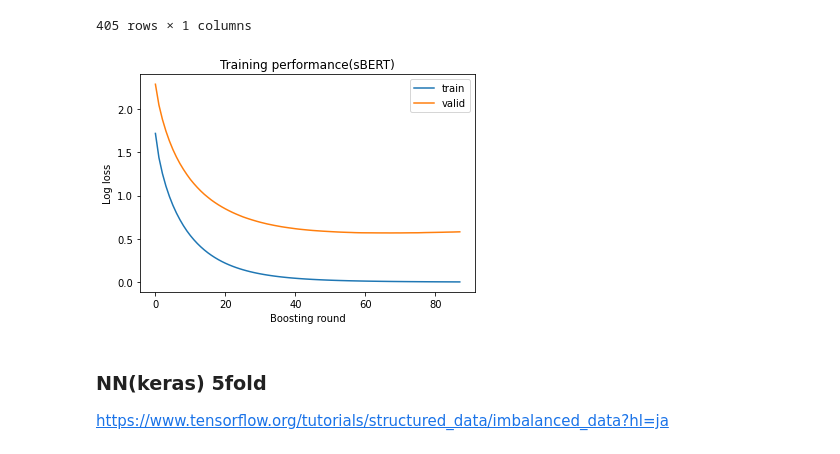
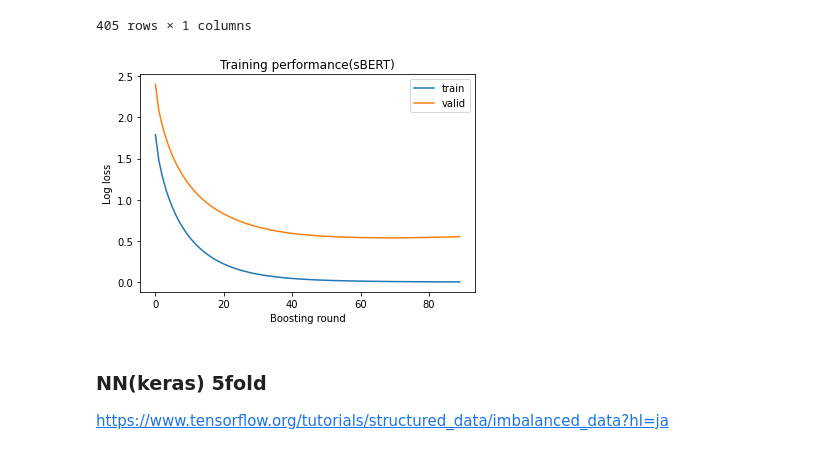
Before and after one commit to mecab-g/MRI, a Jupyter notebook: プロトコール予測/3.2recomendation_comp.ipynb, the cells around one changed output. Cells and saved outputs as stored; diff of their text form; code cells hidden in the pictures.

```diff
--- a/プロトコール予測/3.2recomendation_comp.ipynb
+++ b/プロトコール予測/3.2recomendation_comp.ipynb
@@ -179,7 +171,7 @@ train_results = [] #学習の経過を保存する箱のまとめ
 row_no_list = list(range(len(y_train)))
 
 # KFoldクラスをインスタンス化（これを使って5分割する）
-K_fold = StratifiedKFold(n_splits=5, shuffle=True,  random_state=0)
+K_fold = StratifiedKFold(n_splits=4, shuffle=True,  random_state=0)
 
 categorical_features = {*sorted(['pos_lbl', 'sec_lbl'])}
 # %%
@@ -274,18 +261,18 @@ Is[1]
 405 rows × 1 columns
 # %%
 # 学習過程の可視化
-plt.plot(train_results[3]['train']['multi_logloss'], label='train')
-plt.plot(train_results[3]['valid']['multi_logloss'], label='valid')
+plt.plot(train_results[0]['train']['multi_logloss'], label='train')
+plt.plot(train_results[0]['valid']['multi_logloss'], label='valid')
 plt.ylabel('Log loss')
 plt.xlabel('Boosting round')
 plt.title('Training performance(sBERT)')
 plt.legend()
 plt.show()
 
 #https://potesara-tips.com/lightgbm-holdout/
 #https://potesara-tips.com/lightgbm-k-fold-cross-validation/
 # %% [output]
-[figure, old version]
+[figure, new version]
 # %% [markdown]
 ### NN(keras) 5fold
 
```
Also changed, not shown: parts of 18 cells of this notebook, 6 other files.
